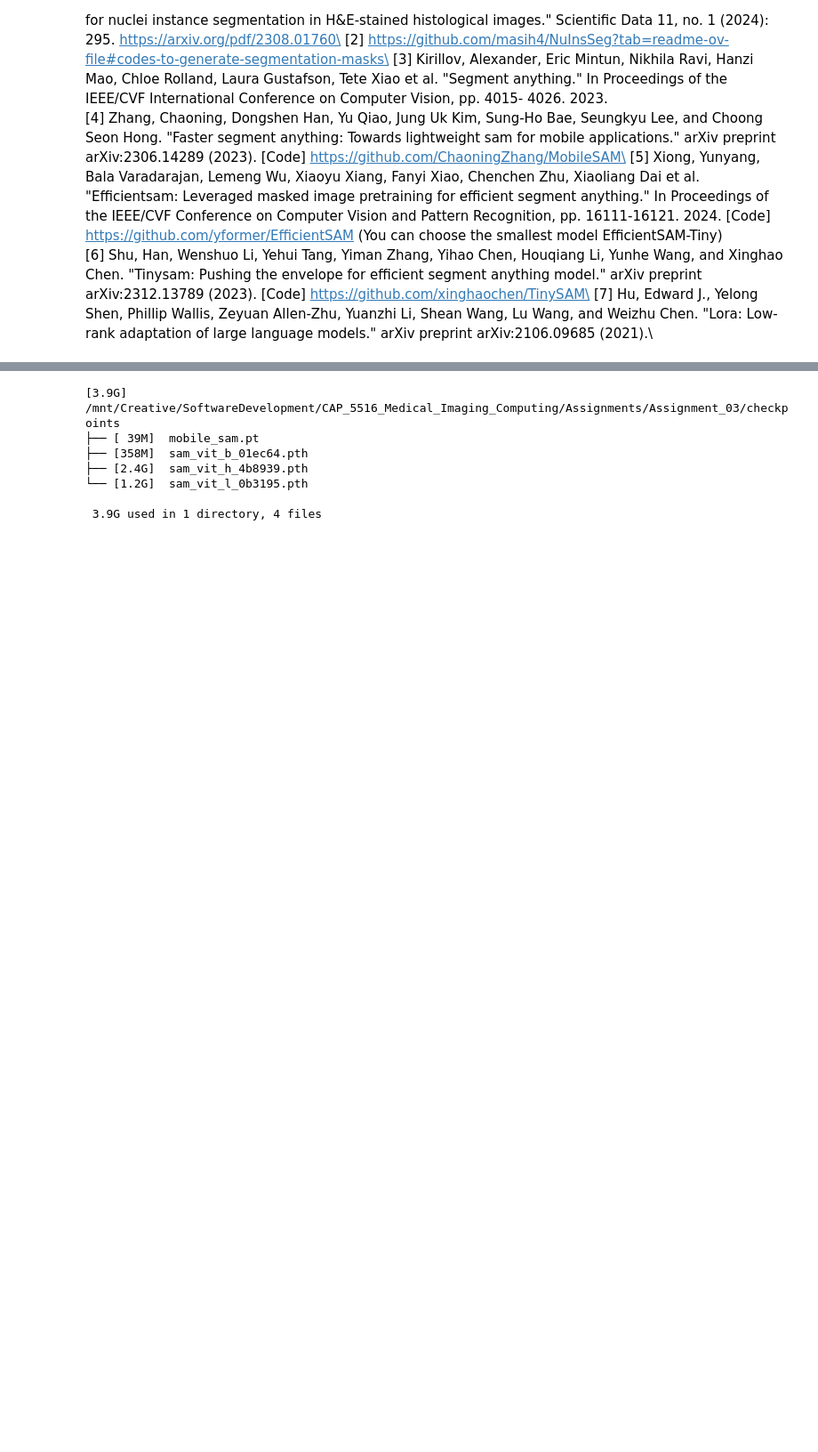
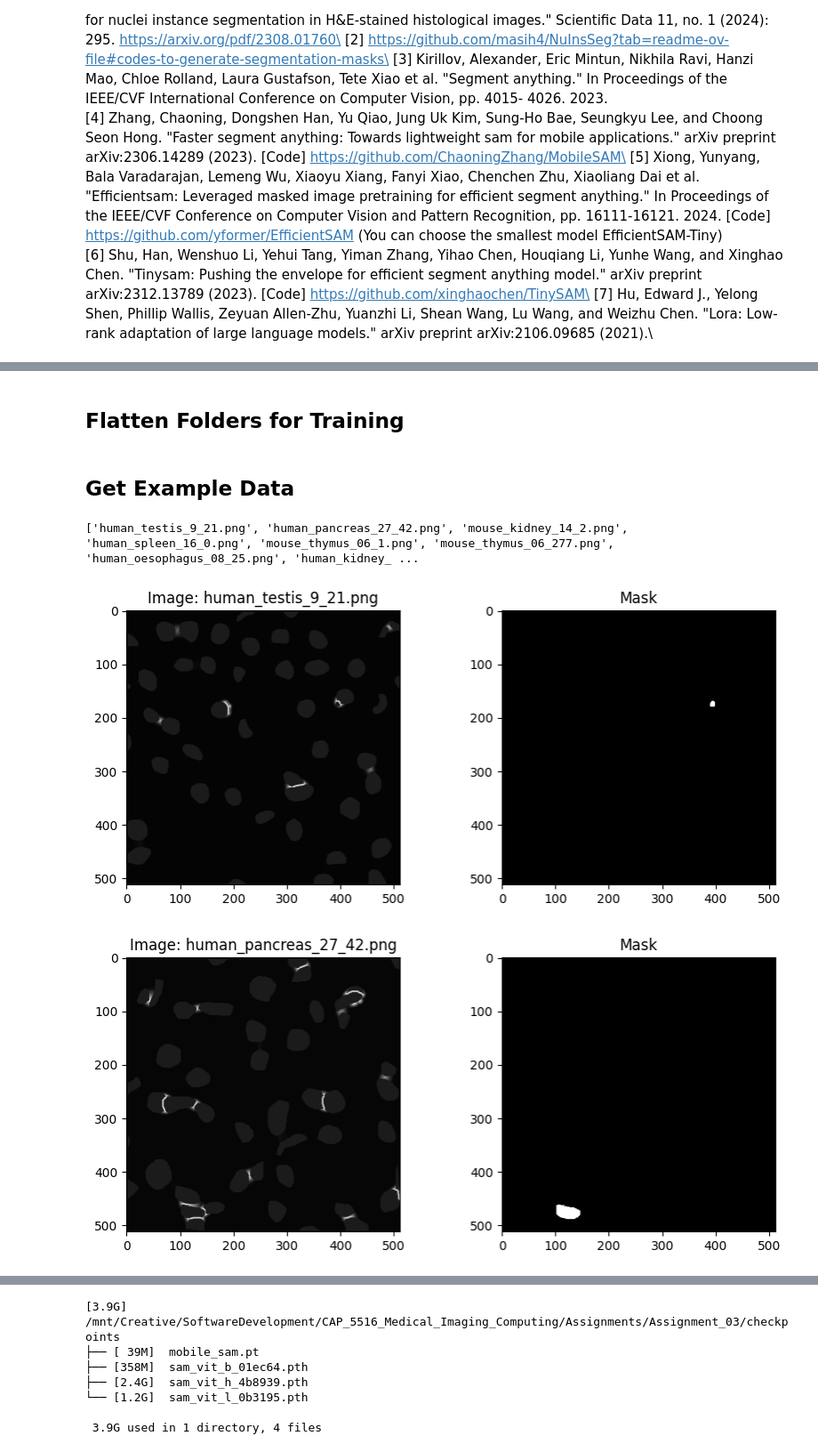
Before and after one commit to lamcnguyen89/CAP_5516_Medical_Imaging_Computing, a Jupyter notebook: Assignments/Assignment_03/CAP5516_Assignment_03.ipynb, the cells around one changed output, grey strips where cells are left out. Shown at 89% size. Drawn from its saved outputs; the diff is of its cells as text; code cells hidden in the pictures; blank space fills up the shorter version.

```diff
--- a/Assignments/Assignment_03/CAP5516_Assignment_03.ipynb
+++ b/Assignments/Assignment_03/CAP5516_Assignment_03.ipynb
@@ -349,0 +176,19 @@ torch.Size([3, 512, 512])
+# %%
+# Get Subdirectory Data
+import scipy.io
+import imageio
+import os
+import numpy as np
+from pathlib import Path
+
+# Define the path to the data
+currentDirectory = os.getcwd()
+dataset_dir=f"{currentDirectory}/dataset/original"
+output_mask_dir = f"{currentDirectory}/dataset/experiment/masks"
+
+
+def listsubdirectories(path):
+    return [p.name for p in Path(path).iterdir() if p.is_dir()]
+
+subdirectories = listsubdirectories(dataset_dir)
+print(subdirectories)
@@ -349,0 +310,2 @@ torch.Size([3, 512, 512])
+# %% [markdown]
+## Flatten Folders for Training
@@ -349,0 +364,36 @@ torch.Size([3, 512, 512])
+# %% [markdown]
+## Get Example Data
+# %%
+import random
+import matplotlib.pyplot as plt
+import cv2
+import os
+
+sample_output_img_dir = f"{currentDirectory}/dataset/experiment/output_images_flat"
+sample_mask_dir = f"{currentDirectory}/dataset/experiment/masks_flat"
+
+# Pick a random file from the image directory
+sample_files = os.listdir(sample_output_img_dir)
+random_files = random.sample(sample_files, 10)
+print(random_files)
+
+for file in random_files:
+    img_path = os.path.join(sample_output_img_dir, file)
+    mask_path = os.path.join(sample_mask_dir, file)
+
+    img = cv2.imread(img_path)
+    img = cv2.cvtColor(img, cv2.COLOR_BGR2RGB)
+    mask = cv2.imread(mask_path, cv2.IMREAD_GRAYSCALE)
+
+    plt.figure(figsize=(10, 4))
+    plt.subplot(1, 2, 1)
+    plt.imshow(img)
+    plt.title(f"Image: {file}")
+    plt.subplot(1, 2, 2)
+    plt.imshow(mask, cmap='gray')
+    plt.title("Mask")
+    plt.show()
+# %% [output]
+['human_testis_9_21.png', 'human_pancreas_27_42.png', 'mouse_kidney_14_2.png', 'human_spleen_16_0.png', 'mouse_thymus_06_1.png', 'mouse_thymus_06_277.png', 'human_oesophagus_08_25.png', 'human_kidney_ ...
+[figure, added]
+[figure, added]
```
Also changed, not shown: parts of 73 cells of this notebook, 5 other files.
